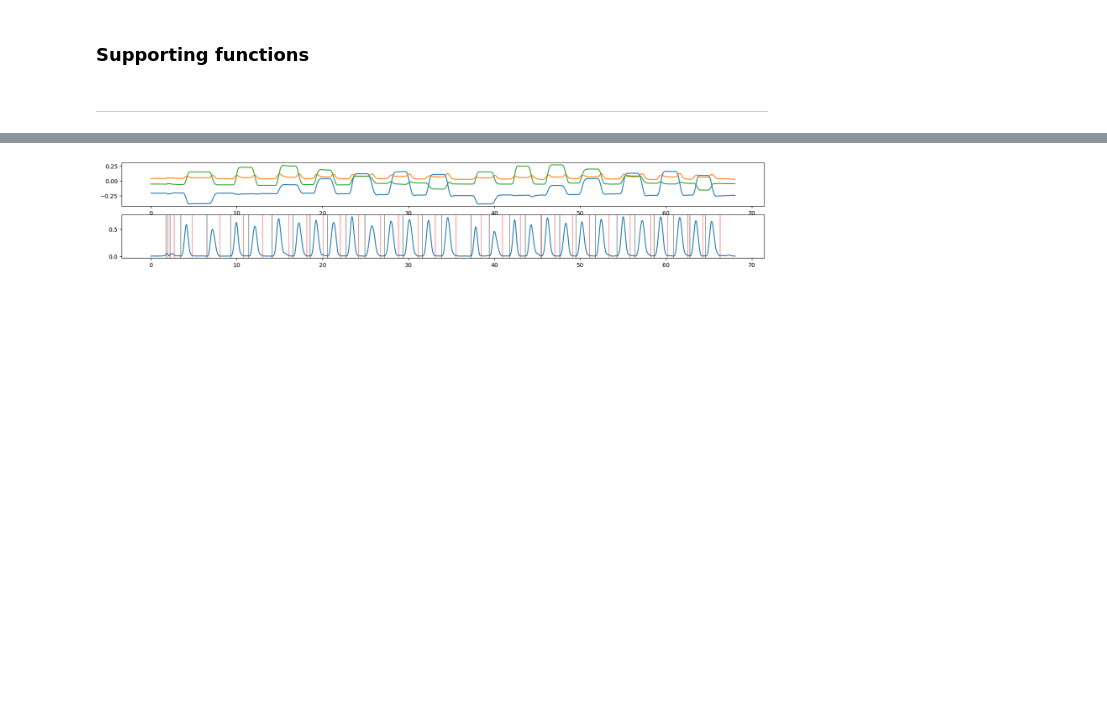
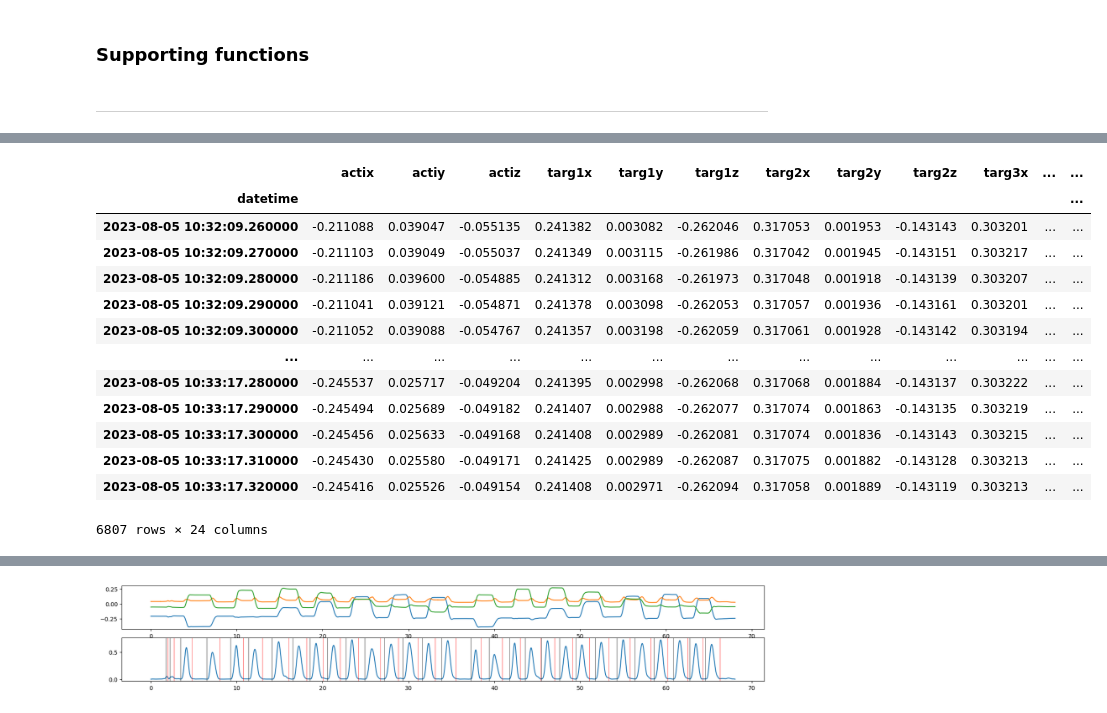
Before and after one commit to siva82kb/monalysa, a Jupyter notebook: docs/source/notebooks/smoothness_analysis_imu.ipynb, the cells around one changed output, grey strips where cells are left out. Saved outputs shown, nothing was run; the diff lists cells and outputs as text; code cells hidden in the pictures; blank space fills up the shorter version.

```diff
--- a/docs/source/notebooks/smoothness_analysis_imu.ipynb
+++ b/docs/source/notebooks/smoothness_analysis_imu.ipynb
@@ -175,0 +268,19 @@ files2read = {
+# %%
+mc_data.set_index('datetime', inplace=True)
+# %%
+mc_data
+# %% [output]
+|  | actix | actiy | actiz | targ1x | targ1y | targ1z | targ2x | targ2y | targ2z | targ3x | ... | ... |
+| datetime |  |  |  |  |  |  |  |  |  |  |  | ... |
+| 2023-08-05 10:32:09.260000 | -0.211088 | 0.039047 | -0.055135 | 0.241382 | 0.003082 | -0.262046 | 0.317053 | 0.001953 | -0.143143 | 0.303201 | ... | ... |
+| 2023-08-05 10:32:09.270000 | -0.211103 | 0.039049 | -0.055037 | 0.241349 | 0.003115 | -0.261986 | 0.317042 | 0.001945 | -0.143151 | 0.303217 | ... | ... |
+| 2023-08-05 10:32:09.280000 | -0.211186 | 0.039600 | -0.054885 | 0.241312 | 0.003168 | -0.261973 | 0.317048 | 0.001918 | -0.143139 | 0.303207 | ... | ... |
+| 2023-08-05 10:32:09.290000 | -0.211041 | 0.039121 | -0.054871 | 0.241378 | 0.003098 | -0.262053 | 0.317057 | 0.001936 | -0.143161 | 0.303201 | ... | ... |
+| 2023-08-05 10:32:09.300000 | -0.211052 | 0.039088 | -0.054767 | 0.241357 | 0.003198 | -0.262059 | 0.317061 | 0.001928 | -0.143142 | 0.303194 | ... | ... |
+| ... | ... | ... | ... | ... | ... | ... | ... | ... | ... | ... | ... | ... |
+| 2023-08-05 10:33:17.280000 | -0.245537 | 0.025717 | -0.049204 | 0.241395 | 0.002998 | -0.262068 | 0.317068 | 0.001884 | -0.143137 | 0.303222 | ... | ... |
+| 2023-08-05 10:33:17.290000 | -0.245494 | 0.025689 | -0.049182 | 0.241407 | 0.002988 | -0.262077 | 0.317074 | 0.001863 | -0.143135 | 0.303219 | ... | ... |
+| 2023-08-05 10:33:17.300000 | -0.245456 | 0.025633 | -0.049168 | 0.241408 | 0.002989 | -0.262081 | 0.317074 | 0.001836 | -0.143143 | 0.303215 | ... | ... |
+| 2023-08-05 10:33:17.310000 | -0.245430 | 0.025580 | -0.049171 | 0.241425 | 0.002989 | -0.262087 | 0.317075 | 0.001882 | -0.143128 | 0.303213 | ... | ... |
+| 2023-08-05 10:33:17.320000 | -0.245416 | 0.025526 | -0.049154 | 0.241408 | 0.002971 | -0.262094 | 0.317058 | 0.001889 | -0.143119 | 0.303213 | ... | ... |
+6807 rows × 24 columns
```
Also changed, not shown: parts of 22 cells of this notebook, 1 other file.
